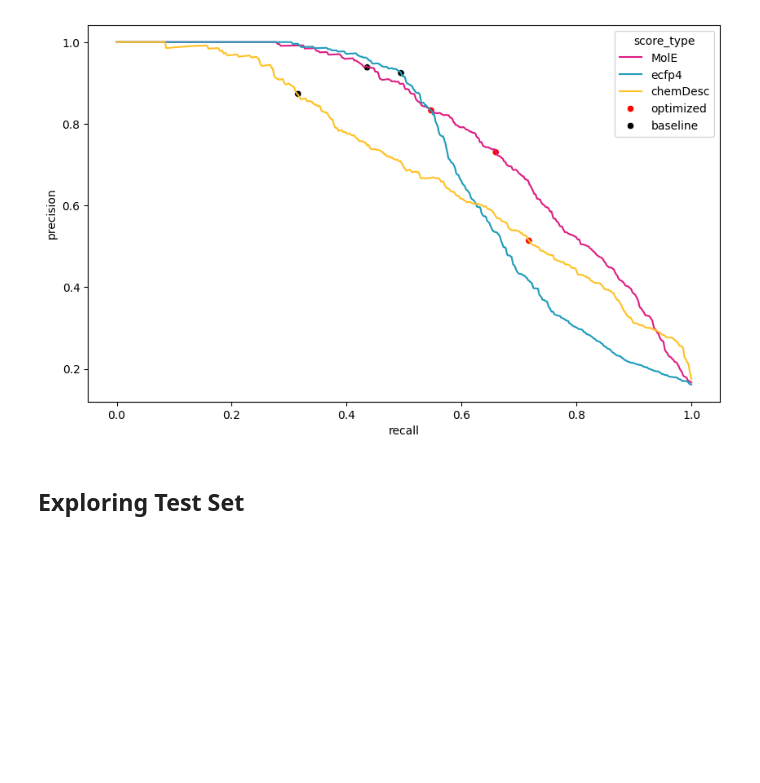
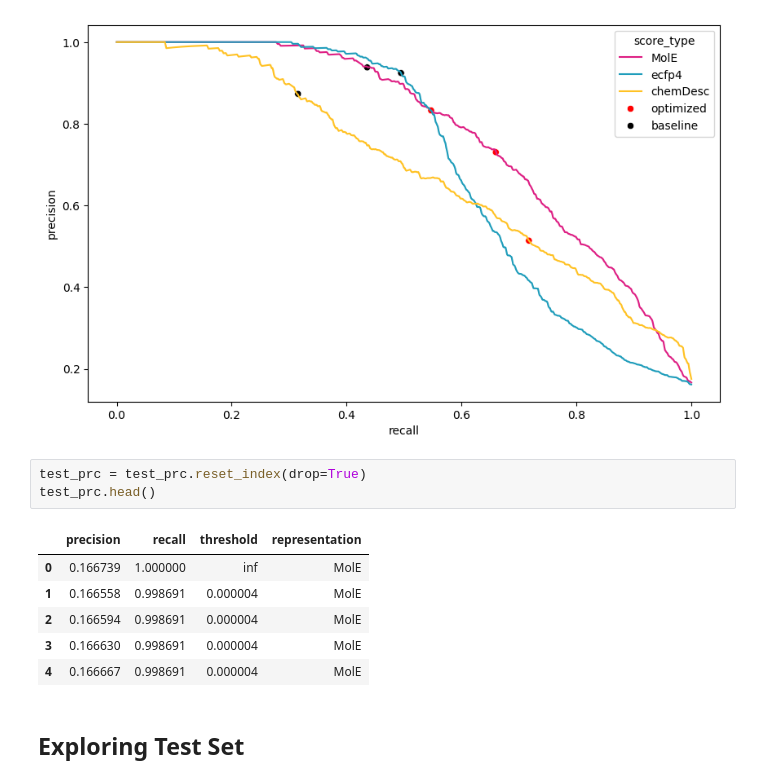
Before and after one commit to rolayoalarcon/mole_antimicrobial_potential, a Jupyter notebook: workflow/03.model_evaluation.ipynb, the cells around one changed output. Saved outputs shown, nothing was run; the diff lists cells and outputs as text; blank space fills up the shorter version.

```diff
--- a/workflow/03.model_evaluation.ipynb
+++ b/workflow/03.model_evaluation.ipynb
@@ -497,6 +507,16 @@ sns.scatterplot(data=optimal_thresholds, x="test_recall", y="test_precision", hu
 # %% [output]
 <Axes: xlabel='recall', ylabel='precision'>
 [figure]
+# %%
+test_prc = test_prc.reset_index(drop=True)
+test_prc.head()
+# %% [output]
+|  | precision | recall | threshold | representation |
+| 0 | 0.166739 | 1.000000 | inf | MolE |
+| 1 | 0.166558 | 0.998691 | 0.000004 | MolE |
+| 2 | 0.166594 | 0.998691 | 0.000004 | MolE |
+| 3 | 0.166630 | 0.998691 | 0.000004 | MolE |
+| 4 | 0.166667 | 0.998691 | 0.000004 | MolE |
 # %% [markdown]
 ## Exploring Test Set
 # %%
```
Also changed, not shown: parts of 7 cells of this notebook, 4 other files.
